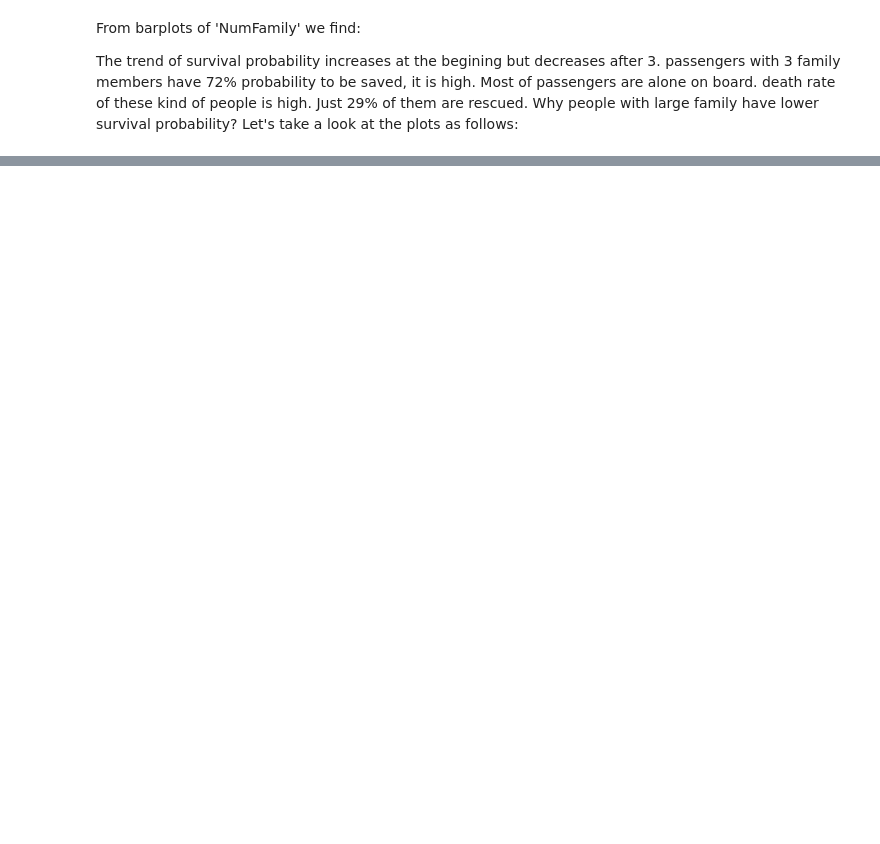
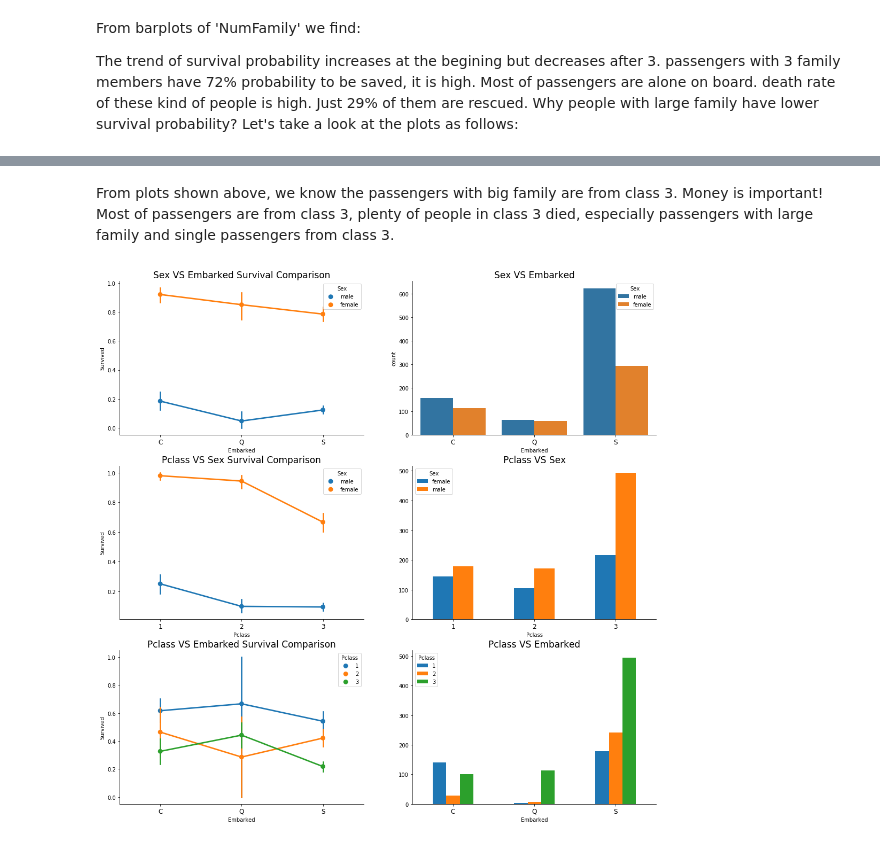
Before and after one commit to CoolGIRLCOCO/Project-Titantic-Survival-Prediction-ToBContinuted, a Jupyter notebook: Predict Survival on Titanic Datasets Using Classification Methods(Part 1).ipynb, the cells around one changed output, grey strips where cells are left out. Drawn from its saved outputs; the diff is of its cells as text; code cells hidden in the pictures; blank space fills up the shorter version.

```diff
--- a/Predict Survival on Titanic Datasets Using Classification Methods(Part 1).ipynb
+++ b/Predict Survival on Titanic Datasets Using Classification Methods(Part 1).ipynb
@@ -881,0 +772,34 @@ memory usage: 107.0 KB
+# %% [markdown]
+From plots shown above, we know the passengers with big family are from class 3. Money is important! Most of passengers are from class 3, plenty of people in class 3 died, especially passengers with large family and single passengers from class 3.
+# %%
+# Categorical Features: Sex
+
+f,ax=plt.subplots(3,2,figsize=(18,18))
+sns.pointplot(x = 'Embarked', y = 'Survived', hue = 'Sex', order = ['C','Q','S'],data=Titanic8, ax = ax[0,0])
+ax[0,0].set_title('Sex VS Embarked Survival Comparison',fontsize = 17)
+
+# pd.crosstab(Titanic8['Embarked'],Titanic8['Sex']).plot.bar(ax = ax[1,0])
+sns.countplot(x = 'Embarked', hue = 'Sex',order = ['C','Q','S'], data =Titanic8,ax = ax[0,1])
+ax[0,1].set_title('Sex VS Embarked',fontsize = 17)
+
+sns.pointplot(x = 'Pclass', y = 'Survived', hue = 'Sex',data=Titanic8, ax  = ax[1,0])
+ax[1,0].set_title('Pclass VS Sex Survival Comparison',fontsize = 17)
+
+pd.crosstab(Titanic8['Pclass'],Titanic8['Sex']).plot.bar(ax = ax[1,1])
+ax[1,1].set_title('Pclass VS Sex',fontsize = 17)
+
+sns.pointplot(x = 'Embarked', y = 'Survived', hue = 'Pclass', order = ['C','Q','S'],data=Titanic8, ax  = ax[2,0])
+ax[2,0].set_title('Pclass VS Embarked Survival Comparison',fontsize = 17)
+
+pd.crosstab(Titanic8['Embarked'],Titanic8['Pclass']).plot.bar(ax = ax[2,1])
+ax[2,1].set_title('Pclass VS Embarked',fontsize = 17)
+
+for ax in f.axes:
+    plt.sca(ax)
+    plt.xticks(rotation=0,fontsize = 12)
+    ax.spines['top'].set_visible(False)
+    ax.spines['right'].set_visible(False)
+
+plt.show()
+# %% [output]
+[figure, added]
```
Also changed, not shown: parts of 15 cells of this notebook.
